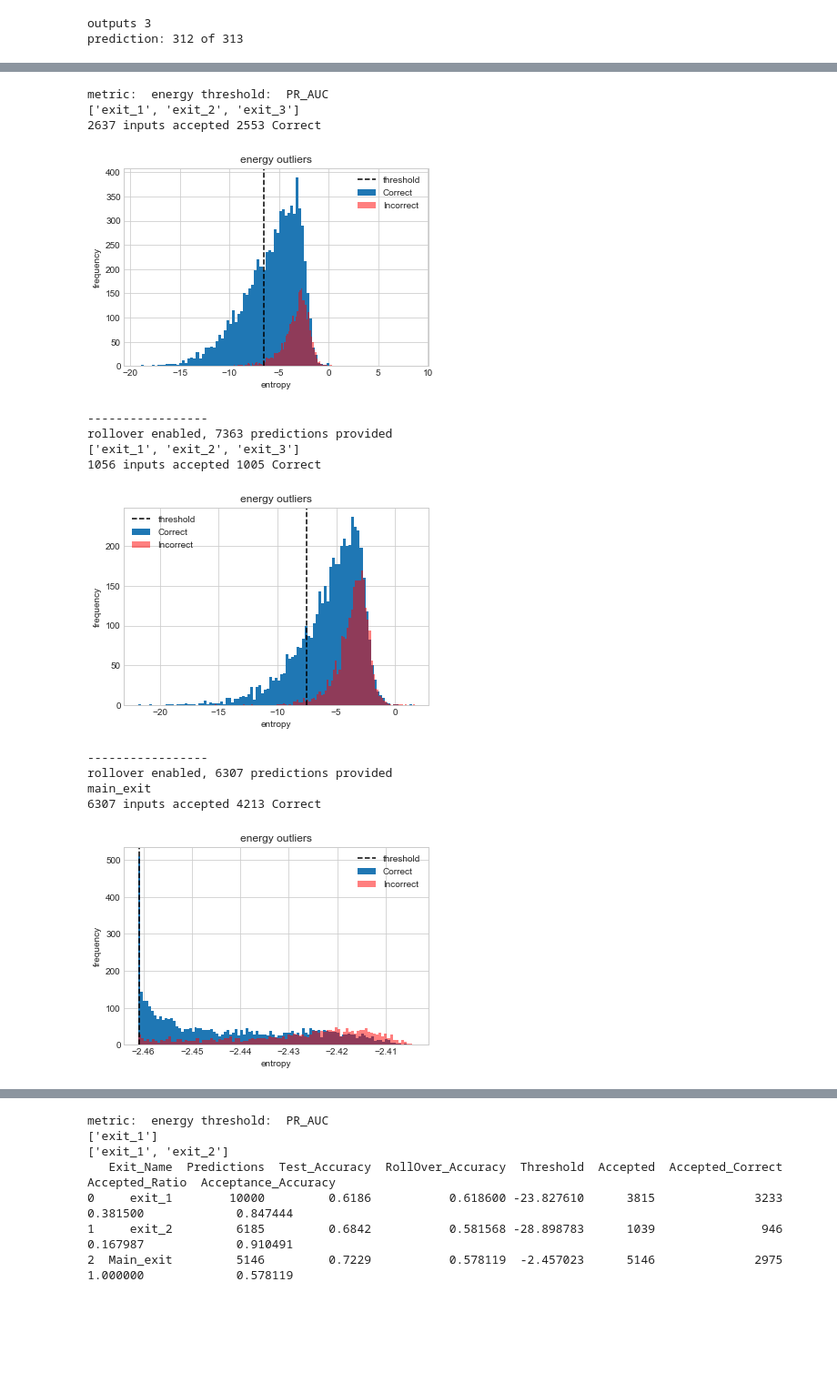
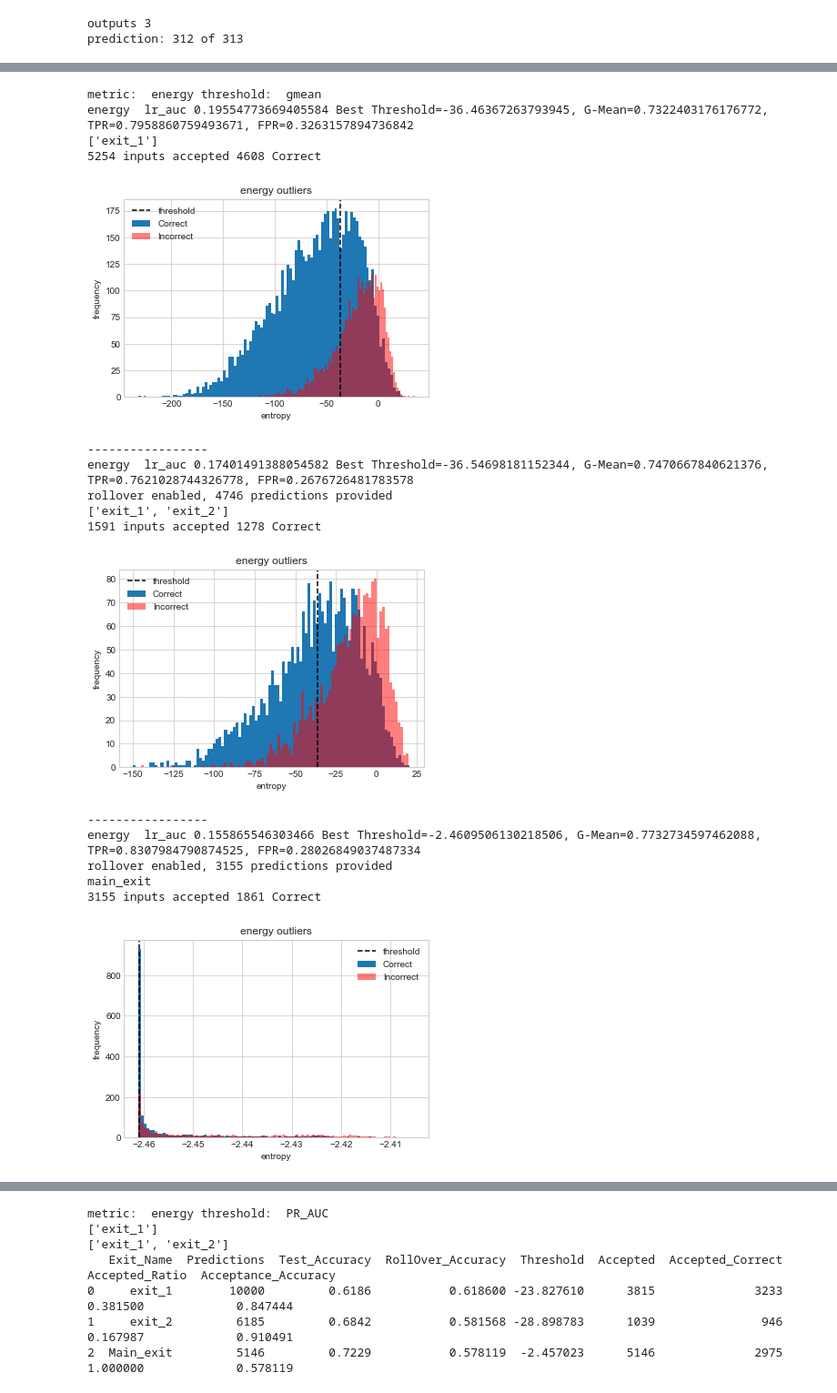
Before and after one commit to SanityLacking/BrevisNet, a Jupyter notebook: notebooks/Experiment_ResNet-Copy1.ipynb, the cells around one changed output, grey strips where cells are left out. Shown at 91% size. Drawn from its saved outputs; the diff is of its cells as text; code cells hidden in the pictures; blank space fills up the shorter version.

```diff
--- a/notebooks/Experiment_ResNet-Copy1.ipynb
+++ b/notebooks/Experiment_ResNet-Copy1.ipynb
@@ -528 +701,16 @@ Epoch 10/10
 <brevis.core_v2.BranchModel at 0x...>
+# %%
+growth_callback = growth_update(10,2.,max_t = 1., starting_epoch =0)
+
+auxlossMetric = auxLoss(growth_callback)
+branch_loss = loss_wrapper(growth_callback)
+
+
+# branch_loss = keras.losses.CategoricalCrossentropy(from_logits=True)
+trunk_loss = keras.losses.CategoricalCrossentropy(from_logits=False)
+model.compile(loss=[trunk_loss,branch_loss,branch_loss],
+                  optimizer=tf.optimizers.SGD(learning_rate=0.01, momentum=0.9),
+                  # optimizer="adam",
+              preset="", metrics=['accuracy',auxlossMetric])
+
+model.fit(train_ds, epochs = 6, validation_data=validation_ds, transfer=True,callbacks=[growth_callback])
@@ -562,7 +752,7 @@ model.evaluate(test_ds)
 # %%
 outputs = [ [model.get_layer("branch_exit").get_output_at(0)],
             [model.get_layer("branch_exit").get_output_at(0),model.get_layer("branch_exit_1").get_output_at(0)],
-            [model.get_layer("branch_exit").get_output_at(0),model.get_layer("branch_exit_1").get_output_at(0),model.get_layer("dense_2").get_output_at(0)]
+            [model.get_layer("branch_exit").get_output_at(0),model.get_layer("branch_exit_1").get_output_at(0),model.get_layer("classification").get_output_at(0)]
           ]
 from keras_flops import get_flops
 for _outputs in outputs:
@@ -576,6 +774,17 @@ ValueError: No such layer: dense_2. Existing layers are: ['input_1', 'conv1_pad'
 # %%
-lambda_callback = lambda_update(1000,0,max_t = 0.01)
-model = tf.keras.models.load_model("./models/journal_models/alexnet_B_conv3_5.h5",custom_objects={"BranchModel":brevis.BranchModel,"brevisEnergy":brevisEnergy(lambda_callback)})
+# lambda_callback = lambda_update(1000,0,max_t = 0.01)
+growth_callback = growth_update(10,1.,max_t = 0.1, starting_epoch =0)
+
+auxlossMetric = auxLoss(growth_callback)
+branch_loss = loss_wrapper(growth_callback)
+model = tf.keras.models.load_model("./models/journal_models/resnet_brevis_10.hdf5",custom_objects={"BranchModel":brevis.BranchModel,"growth_callback":growth_callback,"custom_loss_function":branch_loss})
+
+trunk_loss = keras.losses.CategoricalCrossentropy(from_logits=False)
+model.compile(loss=[trunk_loss,branch_loss,branch_loss],
+                  optimizer=tf.optimizers.SGD(learning_rate=0.1, momentum=0.9),
+                  # optimizer="adam",
+              preset="", metrics=['accuracy',auxlossMetric])
+model.fit(train_ds, epochs = 6, validation_data=validation_ds, transfer=True,callbacks=[growth_callback])
 # %% [output]
 preset: Other
 WARNING:tensorflow:Error in loading the saved optimizer state. As a result, your model is starting with a freshly initialized optimizer.
@@ -589,5 +929,5 @@ prediction: 1 of 313
 # %%
-output_ID= evaluate.getPredictions_Energy(model, test_ds,stopping_point=None)
+output_ID= getPredictions_Energy(model, test_ds,stopping_point=None)
 for i in output_ID:
     i['outlier']=0
 # %% [output]
@@ -680,21 +1071,24 @@ def calc_AUC(output_df,metrics=['energy'],plot=False):
         pyplot.show()
     return _thresholds
 # %%
-evaluate.calculateBranching(output_ID,threshold="PR_AUC",metrics=["energy"],main_exit_included=True,plot=True)
+evaluate.calculateBranching(output_ID,threshold="gmean",metrics=["energy"],main_exit_included=True,plot=True)
 # %% [output]
-metric:  energy threshold:  PR_AUC
-['exit_1', 'exit_2', 'exit_3']
-2637 inputs accepted 2553 Correct
+metric:  energy threshold:  gmean
+energy  lr_auc 0.19554773669405584 Best Threshold=-36.46367263793945, G-Mean=0.7322403176176772, TPR=0.7958860759493671, FPR=0.3263157894736842
+['exit_1']
+5254 inputs accepted 4608 Correct
-[figure, old version]
+[figure, new version]
 -----------------
-rollover enabled, 7363 predictions provided
-['exit_1', 'exit_2', 'exit_3']
-1056 inputs accepted 1005 Correct
+energy  lr_auc 0.17401491388054582 Best Threshold=-36.54698181152344, G-Mean=0.7470667840621376, TPR=0.7621028744326778, FPR=0.2676726481783578
+rollover enabled, 4746 predictions provided
+['exit_1', 'exit_2']
+1591 inputs accepted 1278 Correct
-[figure, old version]
+[figure, new version]
 -----------------
-rollover enabled, 6307 predictions provided
+energy  lr_auc 0.155865546303466 Best Threshold=-2.4609506130218506, G-Mean=0.7732734597462088, TPR=0.8307984790874525, FPR=0.28026849037487334
+rollover enabled, 3155 predictions provided
 main_exit
-6307 inputs accepted 4213 Correct
+3155 inputs accepted 1861 Correct
-[figure, old version]
+[figure, new version]
 -----------------
    Exit_Name  Predictions  Test_Accuracy  RollOver_Accuracy  Threshold  Accepted  Accepted_Correct  Accepted_Ratio  Acceptance_Accuracy
```
Also changed, not shown: parts of 21 cells of this notebook, 3 other files.
